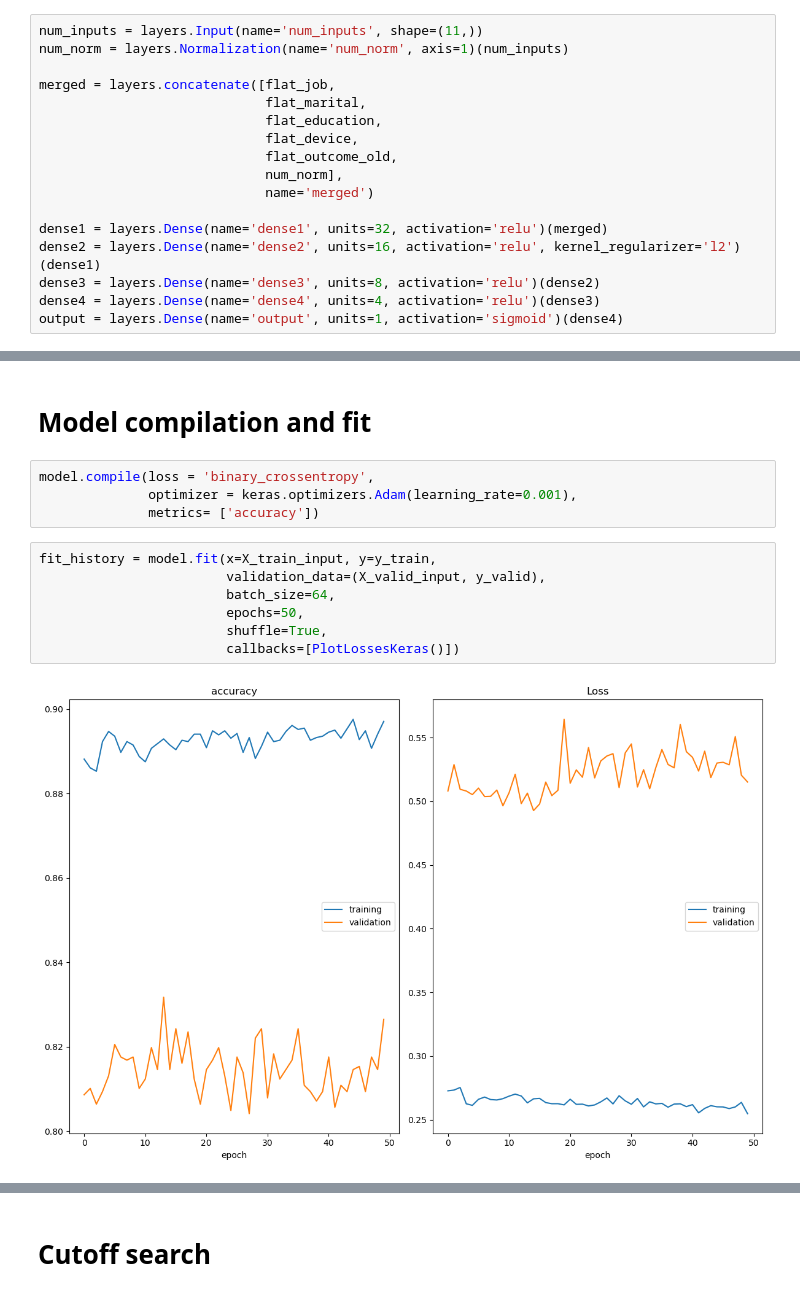
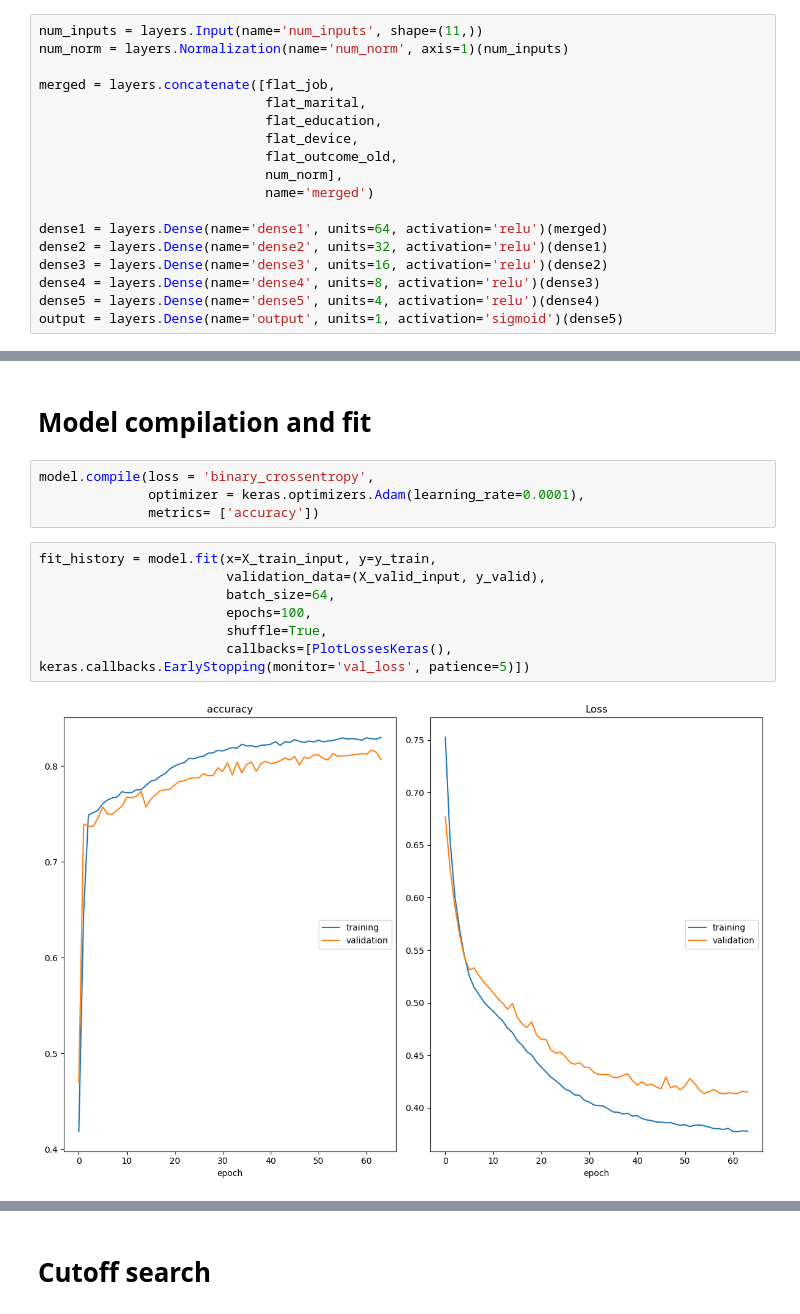
Before and after one commit to LuciaCam/ML_kaggle_competition, a Jupyter notebook: neural_networks.ipynb, the cells around one changed output, grey strips where cells are left out. Cells and saved outputs as stored; diff of their text form.

```diff
--- a/neural_networks.ipynb
+++ b/neural_networks.ipynb
@@ -120,11 +120,12 @@ merged = layers.concatenate([flat_job,
                              num_norm],
                              name='merged')
 
-dense1 = layers.Dense(name='dense1', units=32, activation='relu')(merged)
-dense2 = layers.Dense(name='dense2', units=16, activation='relu', kernel_regularizer='l2')(dense1)
-dense3 = layers.Dense(name='dense3', units=8, activation='relu')(dense2)
-dense4 = layers.Dense(name='dense4', units=4, activation='relu')(dense3)
-output = layers.Dense(name='output', units=1, activation='sigmoid')(dense4)
+dense1 = layers.Dense(name='dense1', units=64, activation='relu')(merged)
+dense2 = layers.Dense(name='dense2', units=32, activation='relu')(dense1)
+dense3 = layers.Dense(name='dense3', units=16, activation='relu')(dense2)
+dense4 = layers.Dense(name='dense4', units=8, activation='relu')(dense3)
+dense5 = layers.Dense(name='dense5', units=4, activation='relu')(dense4)
+output = layers.Dense(name='output', units=1, activation='sigmoid')(dense5)
 # %%
 model = keras.Model(inputs=[input_job, input_marital, input_education, input_device, input_outcome_old, num_inputs],
                     outputs=[output])
@@ -158,15 +159,15 @@ keras.utils.plot_model(model, show_shapes=True)
 # Model compilation and fit
 # %%
 model.compile(loss = 'binary_crossentropy',
-              optimizer = keras.optimizers.Adam(learning_rate=0.001),
+              optimizer = keras.optimizers.Adam(learning_rate=0.0001),
               metrics= ['accuracy'])
 # %%
 fit_history = model.fit(x=X_train_input, y=y_train,
                         validation_data=(X_valid_input, y_valid),
                         batch_size=64,
-                        epochs=50,
+                        epochs=100,
                         shuffle=True,
-                        callbacks=[PlotLossesKeras()])
+                        callbacks=[PlotLossesKeras(), keras.callbacks.EarlyStopping(monitor='val_loss', patience=5)])
 # %% [output]
-[figure, old version]
+[figure, new version]
 accuracy
```
Also changed, not shown: parts of 22 cells of this notebook, 5 other files.
